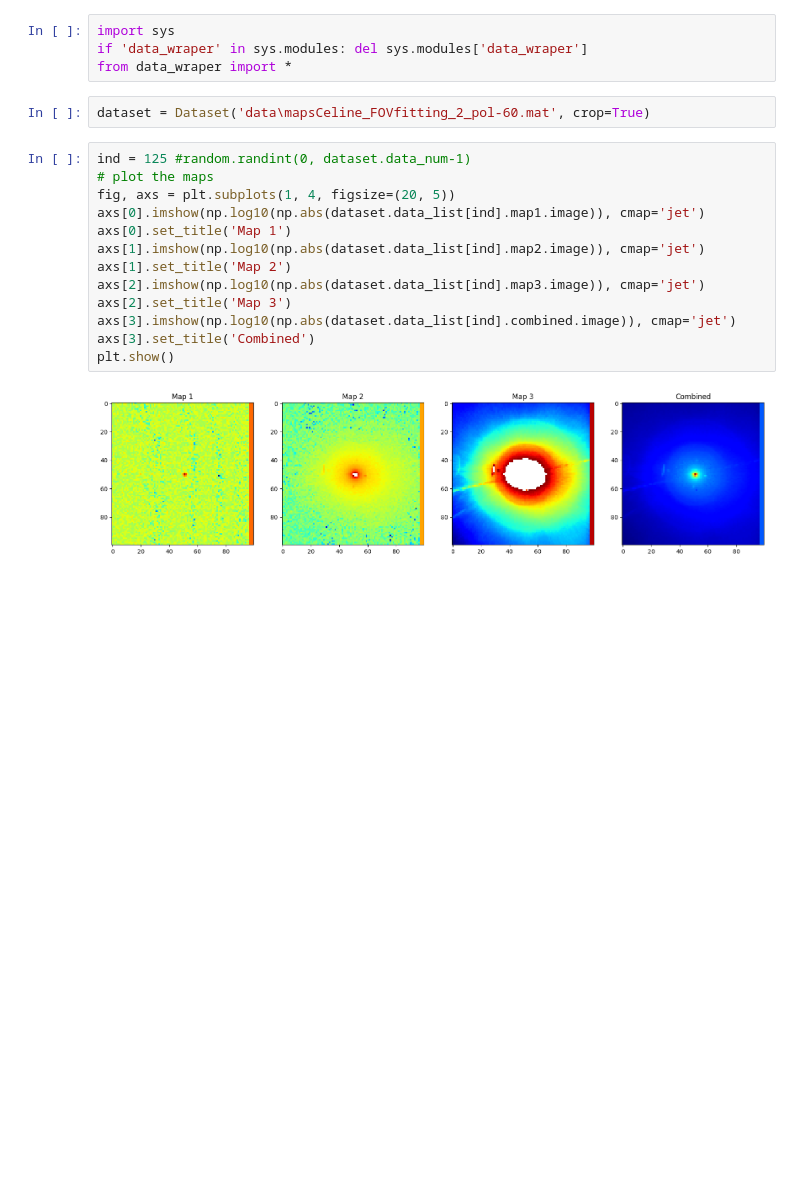
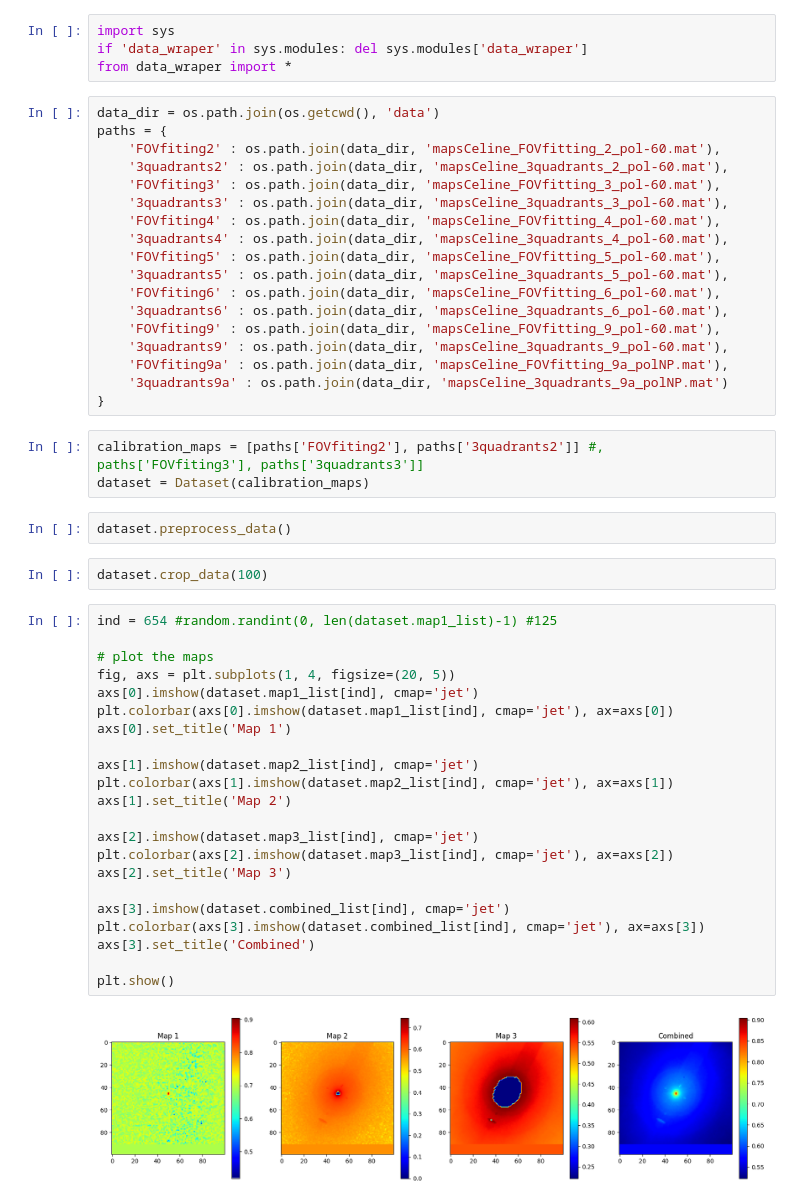
Before and after one commit to m7415/deep_learning_3MI, a Jupyter notebook: data_viewing.ipynb, the cells around one changed output. Cells and saved outputs as stored; diff of their text form; blank space fills up the shorter version.

```diff
--- a/data_viewing.ipynb
+++ b/data_viewing.ipynb
@@ -33,23 +22,55 @@ The autoreload extension is already loaded. To reload it, use:
 import sys
 if 'data_wraper' in sys.modules: del sys.modules['data_wraper']
 from data_wraper import *
-# %%
-dataset = Dataset('data\mapsCeline_FOVfitting_2_pol-60.mat', crop=True)
+# %%
+data_dir = os.path.join(os.getcwd(), 'data')
+paths = {
+    'FOVfiting2' : os.path.join(data_dir, 'mapsCeline_FOVfitting_2_pol-60.mat'),
+    '3quadrants2' : os.path.join(data_dir, 'mapsCeline_3quadrants_2_pol-60.mat'),
+    'FOVfiting3' : os.path.join(data_dir, 'mapsCeline_FOVfitting_3_pol-60.mat'),
+    '3quadrants3' : os.path.join(data_dir, 'mapsCeline_3quadrants_3_pol-60.mat'),
+    'FOVfiting4' : os.path.join(data_dir, 'mapsCeline_FOVfitting_4_pol-60.mat'),
+    '3quadrants4' : os.path.join(data_dir, 'mapsCeline_3quadrants_4_pol-60.mat'),
+    'FOVfiting5' : os.path.join(data_dir, 'mapsCeline_FOVfitting_5_pol-60.mat'),
+    '3quadrants5' : os.path.join(data_dir, 'mapsCeline_3quadrants_5_pol-60.mat'),
+    'FOVfiting6' : os.path.join(data_dir, 'mapsCeline_FOVfitting_6_pol-60.mat'),
+    '3quadrants6' : os.path.join(data_dir, 'mapsCeline_3quadrants_6_pol-60.mat'),
+    'FOVfiting9' : os.path.join(data_dir, 'mapsCeline_FOVfitting_9_pol-60.mat'),
+    '3quadrants9' : os.path.join(data_dir, 'mapsCeline_3quadrants_9_pol-60.mat'),
+    'FOVfiting9a' : os.path.join(data_dir, 'mapsCeline_FOVfitting_9a_polNP.mat'),
+    '3quadrants9a' : os.path.join(data_dir, 'mapsCeline_3quadrants_9a_polNP.mat')
+}
+# %%
+calibration_maps = [paths['FOVfiting2'], paths['3quadrants2']] #, paths['FOVfiting3'], paths['3quadrants3']]
+dataset = Dataset(calibration_maps)
+# %%
+dataset.preprocess_data()
+# %%
+dataset.crop_data(100)
 # %%
-ind = 125 #random.randint(0, dataset.data_num-1)
+ind = 654 #random.randint(0, len(dataset.map1_list)-1) #125
+
 # plot the maps
 fig, axs = plt.subplots(1, 4, figsize=(20, 5))
-axs[0].imshow(np.log10(np.abs(dataset.data_list[ind].map1.image)), cmap='jet')
+axs[0].imshow(dataset.map1_list[ind], cmap='jet')
+plt.colorbar(axs[0].imshow(dataset.map1_list[ind], cmap='jet'), ax=axs[0])
 axs[0].set_title('Map 1')
-axs[1].imshow(np.log10(np.abs(dataset.data_list[ind].map2.image)), cmap='jet')
+
+axs[1].imshow(dataset.map2_list[ind], cmap='jet')
+plt.colorbar(axs[1].imshow(dataset.map2_list[ind], cmap='jet'), ax=axs[1])
 axs[1].set_title('Map 2')
-axs[2].imshow(np.log10(np.abs(dataset.data_list[ind].map3.image)), cmap='jet')
+
+axs[2].imshow(dataset.map3_list[ind], cmap='jet')
+plt.colorbar(axs[2].imshow(dataset.map3_list[ind], cmap='jet'), ax=axs[2])
 axs[2].set_title('Map 3')
-axs[3].imshow(np.log10(np.abs(dataset.data_list[ind].combined.image)), cmap='jet')
+
+axs[3].imshow(dataset.combined_list[ind], cmap='jet')
+plt.colorbar(axs[3].imshow(dataset.combined_list[ind], cmap='jet'), ax=axs[3])
 axs[3].set_title('Combined')
+
 plt.show()
 # %% [output]
-[figure, old version]
+[figure, new version]
 # %%
 dataset.plot_map(0,3)
 dataset.plot_radial_profile(0,[1,2,3])
```
Also changed, not shown: parts of 2 cells of this notebook, 4 other files.
